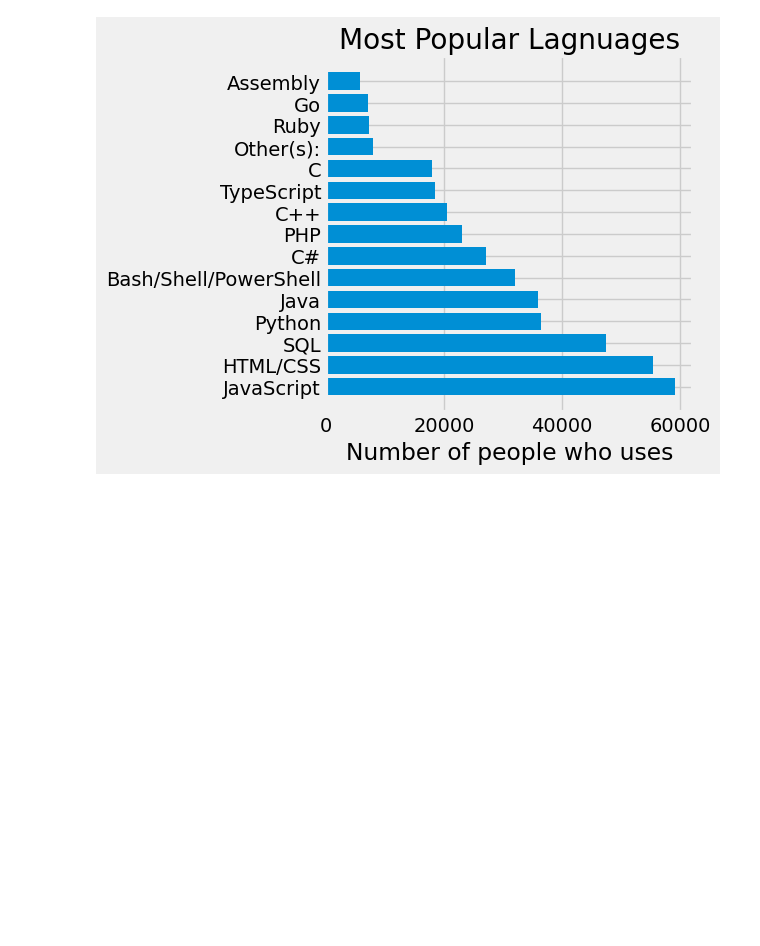
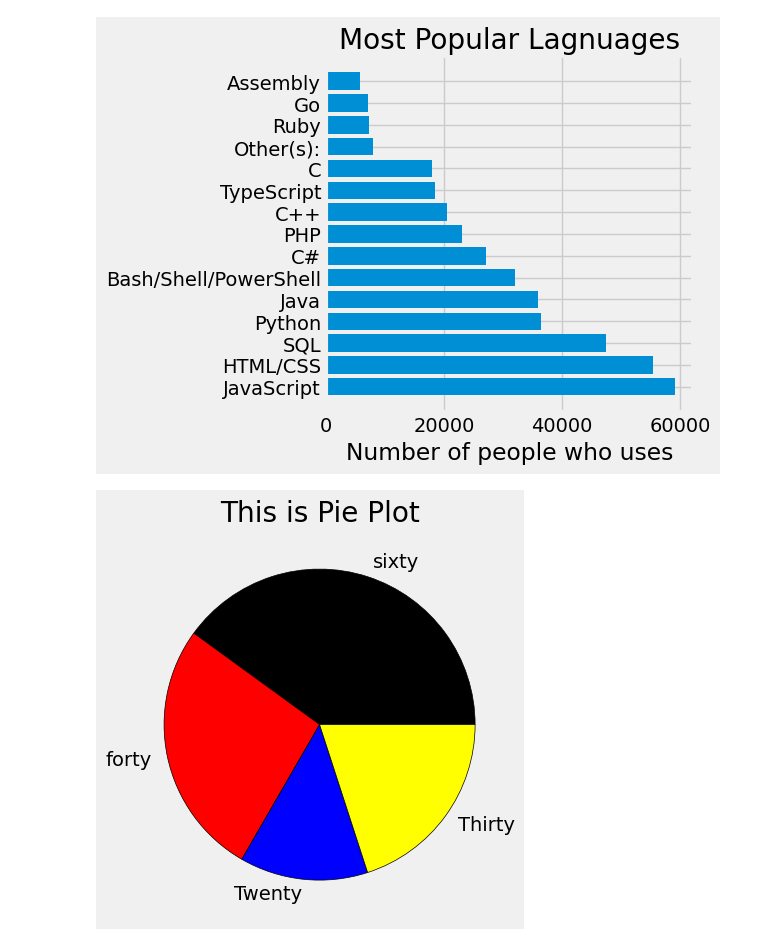
Before and after one commit to Mostafij-k/Python-Learning, a Jupyter notebook: Data/MatplotLib.ipynb, the cells around one changed output. Cells and saved outputs as stored; diff of their text form; code cells hidden in the pictures; blank space fills up the shorter version.

Commit message:
Basic Pie Chart

```diff
--- a/Data/MatplotLib.ipynb
+++ b/Data/MatplotLib.ipynb
@@ -78,3 +78,15 @@ plt.show()
 ['JavaScript', 'HTML/CSS', 'SQL', 'Python', 'Java', 'Bash/Shell/PowerShell', 'C#', 'PHP', 'C++', 'TypeScript', 'C', 'Other(s):', 'Ruby', 'Go', 'Assembly']
 [59219, 55466, 47544, 36443, 35917, 31991, 27097, 23030, 20524, 18523, 18017, 7920, 7331, 7201, 5833]
 [figure]
+# %%
+# Creation  of Pie chart
+from matplotlib import pyplot as plt
+plt.style.use('fivethirtyeight')
+slice=[60,40,20,30]
+labels=['sixty', 'forty', 'Twenty', 'Thirty']
+colors=['black','red','blue', 'yellow']
+plt.pie(slice,labels=labels, colors=colors, wedgeprops={'edgecolor':'Black'})
+plt.title('This is Pie Plot')
+plt.show()
+# %% [output]
+[figure, added]
```
Also changed, not shown: parts of 1 cell of this notebook.
